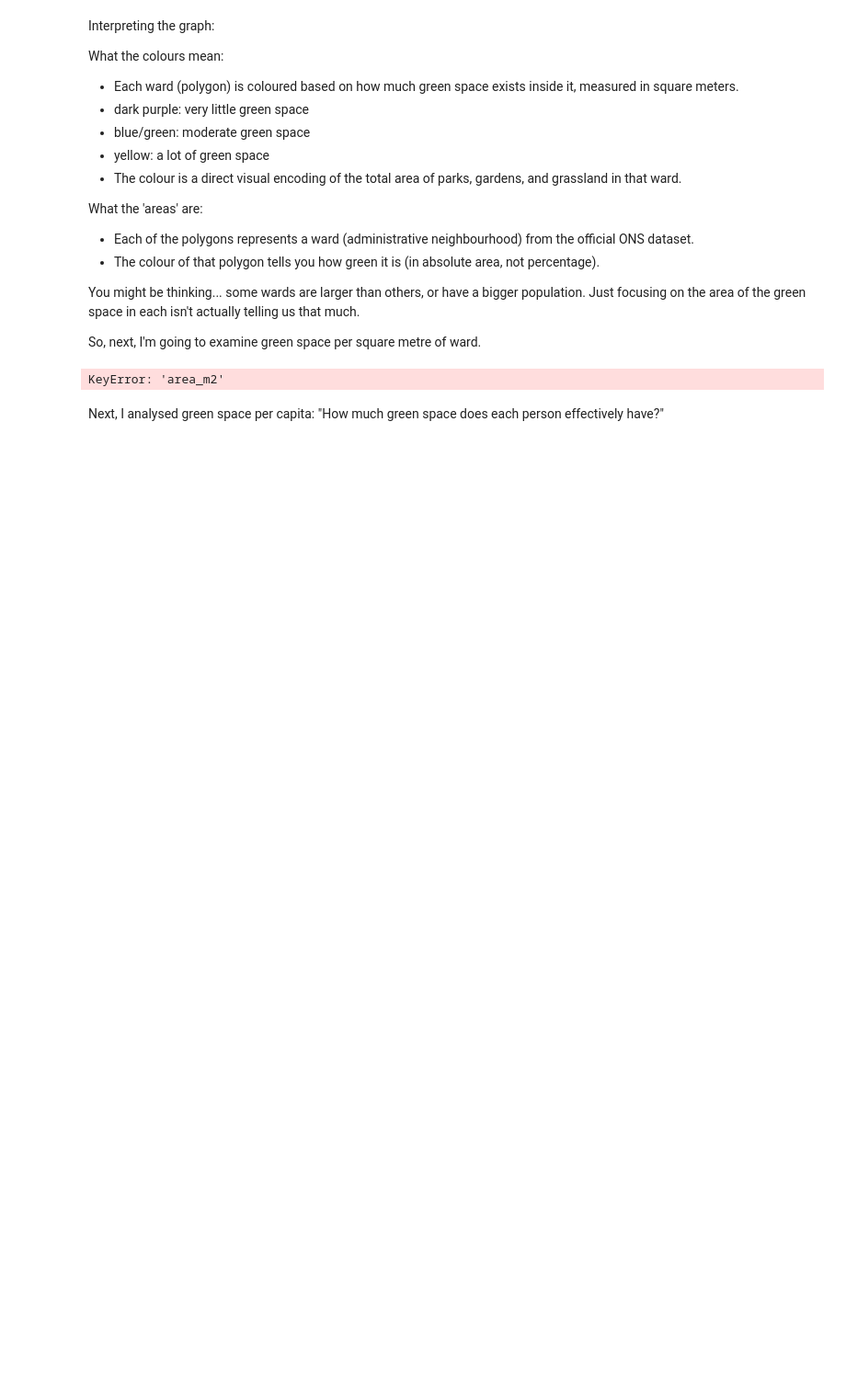
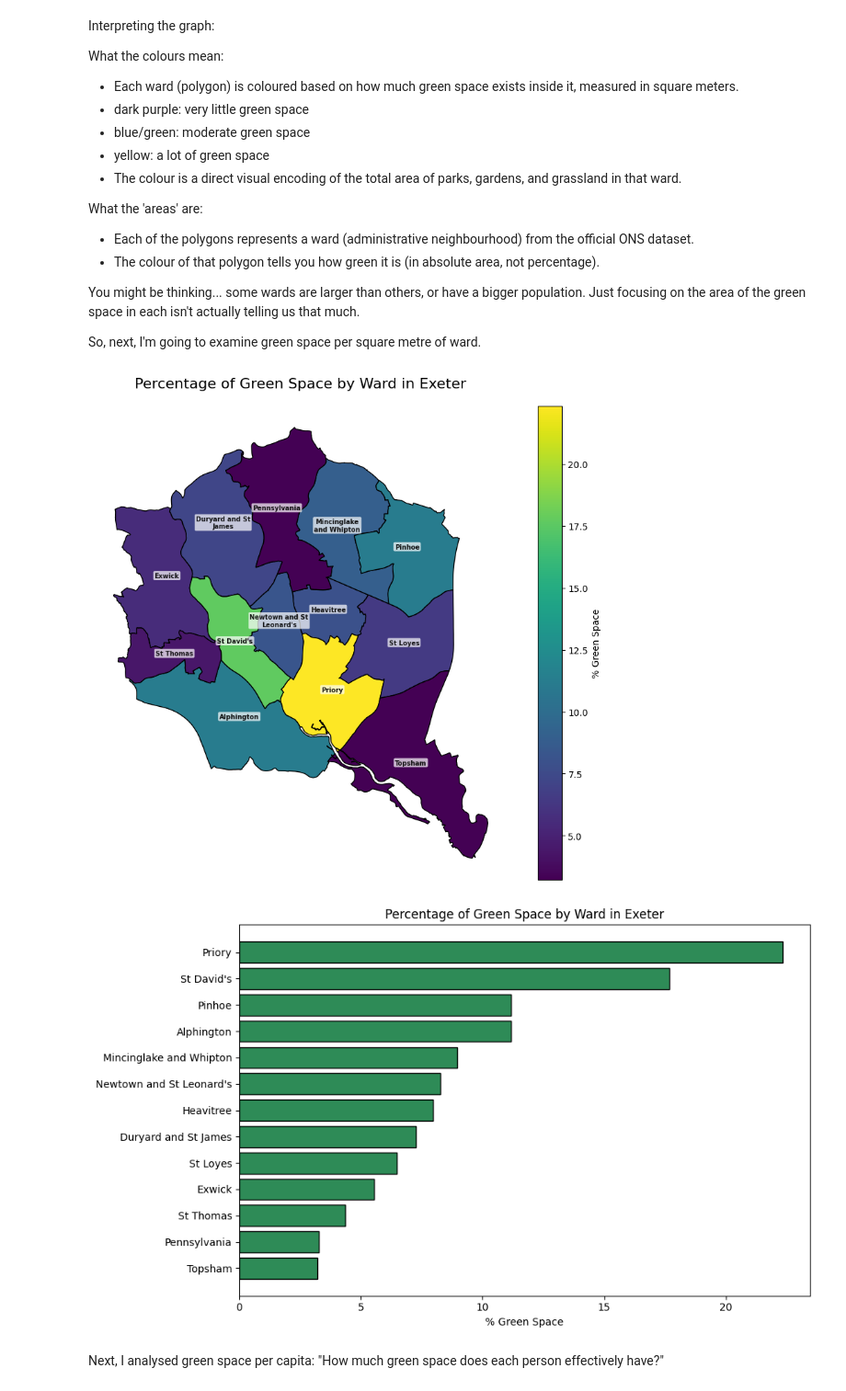
Before and after one commit to livi514/mapping-green-spaces-in-exeter, a Jupyter notebook: geopandas project.ipynb, the cells around one changed output. Shown at 92% size. Drawn from its saved outputs; the diff is of its cells as text; code cells hidden in the pictures; blank space fills up the shorter version.

```diff
--- a/geopandas project.ipynb
+++ b/geopandas project.ipynb
@@ -177,43 +186,27 @@ What the 'areas' are:
 You might be thinking... some wards are larger than others, or have a bigger population. Just focusing on the area of the green space in each isn't actually telling us that much.
 
 So, next, I'm going to examine green space per square metre of ward.
-# %%
-# calculating how green the ward is relative to its size by calculating the percentage of the ward area that is green space
-exeter["ward_area_m2"] = exeter.geometry.area
-exeter["pct_green"] = (exeter["area_m2"] / exeter["ward_area_m2"]) * 100
-# %% [output]
-KeyError: 'area_m2'
 # %%
-# plotting graph with ward labels
+# normalise by ward area to get percentage green space
+exeter["ward_area_m2"] = exeter.geometry.area
+exeter["pct_green"] = (exeter["area_m2"] / exeter["ward_area_m2"]) * 100
+
+# choropleth: percentage green space by ward
 ax = exeter.plot(
     column="pct_green",
     cmap="viridis",
     legend=True,
+    legend_kwds={"label": "% Green Space"},
     figsize=(10, 8),
     edgecolor="black",
 )
+add_ward_labels(ax, exeter)
+ax.set_title("Percentage of Green Space by Ward in Exeter", fontsize=16, pad=20)
+ax.set_axis_off()
+plt.tight_layout()
+plt.show()
 
-# add ward labels at the representative point of each polygon
-for _, row in exeter.iterrows():
-    point = row.geometry.representative_point()
-    label = "\n".join(textwrap.wrap(row["WD25NM"], width=14))
-    ax.annotate(
-        text=label,
-        xy=(point.x, point.y),
-        horizontalalignment="center",
-        fontsize=7,
-        color="black",
-        weight="bold",
-        alpha=0.9,
-        bbox={"facecolor": "white", "alpha": 0.7, "edgecolor": "none", "boxstyle": "round,pad=0.2"},
-        zorder=5,
-    )
-
-ax.set_title("Percentage of Green Space by Ward in Exeter", fontsize=16, pad=20)
-ax.set_xlabel("Easting (m)")
-ax.set_ylabel("Northing (m)")
-fig = ax.get_figure()
-fig.tight_layout()
-cax = fig.axes[-1] if len(fig.axes) > 1 else None
-if cax is not None:
-    cax.set_title("% Green Space")
+plot_bar(exeter, "pct_green", "% Green Space", "Percentage of Green Space by Ward in Exeter")
+# %% [output]
+[figure, added]
+[figure, added]
```
Also changed, not shown: parts of 10 cells of this notebook.
